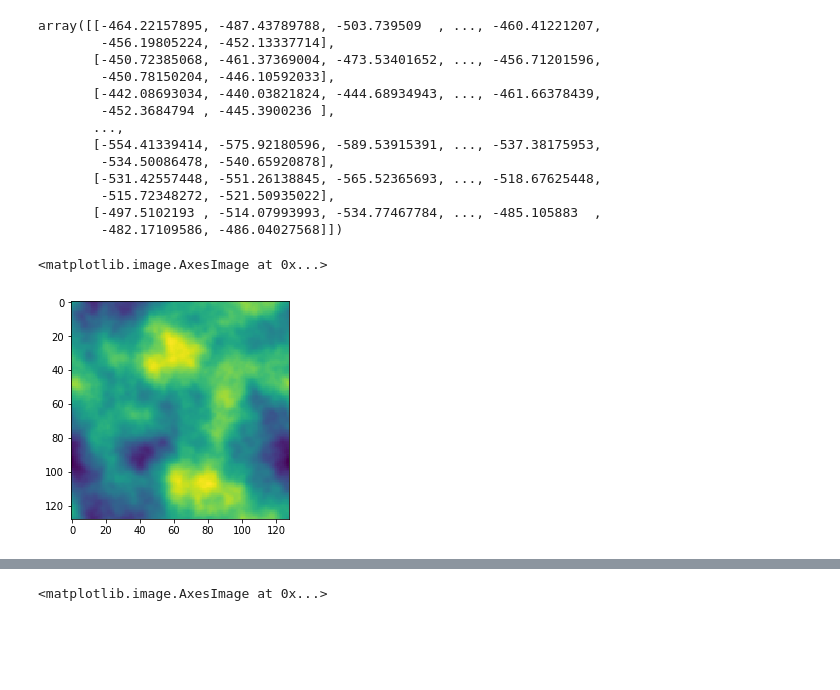
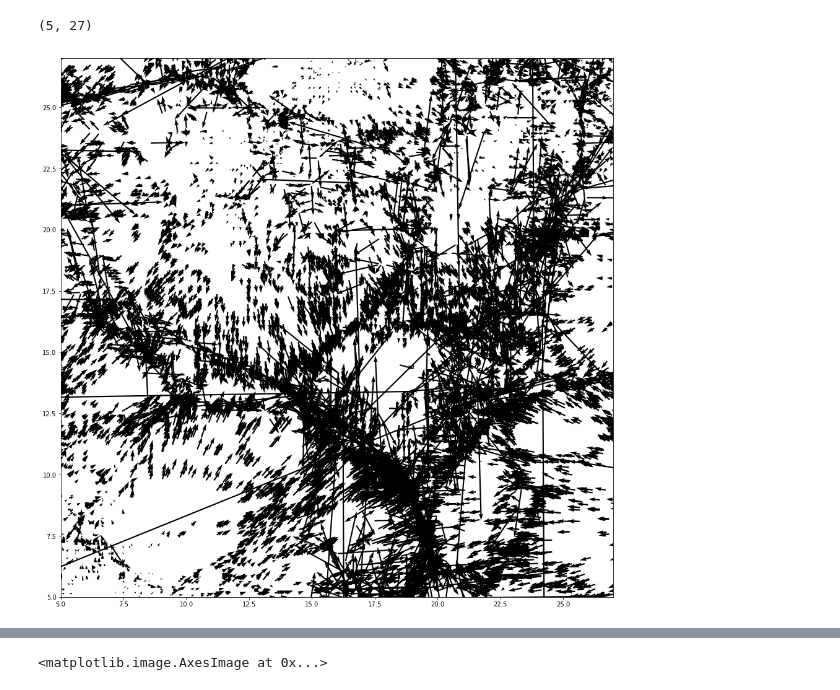
Before and after one commit to jhidding/adhesion-code, a Jupyter notebook: notebooks/Reading_HDF5.ipynb, the cells around one changed output, grey strips where cells are left out. Cells and saved outputs as stored; diff of their text form; code cells hidden in the pictures; blank space fills up the shorter version.

```diff
--- a/notebooks/Reading_HDF5.ipynb
+++ b/notebooks/Reading_HDF5.ipynb
@@ -3,7 +3,7 @@ import numpy as np
 from matplotlib import pyplot as plt
 import h5py as h5
 # %%
-file = h5.File('../lcdm150.h5')
+file = h5.File('../output/lcdm.h5')
 # %%
 list(file.keys())
 # %% [output]
@@ -11,23 +11,2 @@ list(file.keys())
 # %%
-data = file['potential']
+data = file['nodes-2.0']
-# %%
-data[1]
-# %% [output]
-array([[-464.22157895, -487.43789788, -503.739509  , ..., -460.41221207,
-        -456.19805224, -452.13337714],
-       [-450.72385068, -461.37369004, -473.53401652, ..., -456.71201596,
-        -450.78150204, -446.10592033],
-       [-442.08693034, -440.03821824, -444.68934943, ..., -461.66378439,
-        -452.3684794 , -445.3900236 ],
-       ...,
-       [-554.41339414, -575.92180596, -589.53915391, ..., -537.38175953,
-        -534.50086478, -540.65920878],
-       [-531.42557448, -551.26138845, -565.52365693, ..., -518.67625448,
-        -515.72348272, -521.50935022],
-       [-497.5102193 , -514.07993993, -534.77467784, ..., -485.105883  ,
-        -482.17109586, -486.04027568]])
-# %%
-plt.imshow(data[50])
-# %% [output]
-<matplotlib.image.AxesImage at 0x...>
-[figure, removed]
@@ -33,0 +15,14 @@ plt.imshow(data[50])
+# %%
+idx = np.where(np.logical_and(data['position'][:, 0] > 15.0, data['position'][:, 0] < 17.0))[0]
+# %%
+x = data['position'][idx]
+v = data['velocity'][idx]
+# %%
+fig, ax = plt.subplots(figsize=(16, 16))
+# ax.scatter(x[:,1], x[:,2], c=data['node_type'][idx], s=data['mass'][idx]*10)
+ax.quiver(x[:,1], x[:,2], v[:, 1], v[:, 2], linewidths=data['mass'][idx]*10, scale=100)
+ax.set_xlim([5, 27])
+ax.set_ylim([5, 27])
+# %% [output]
+(5, 27)
+[figure, added]
```
Also changed, not shown: parts of 3 cells of this notebook, 2 other files.
